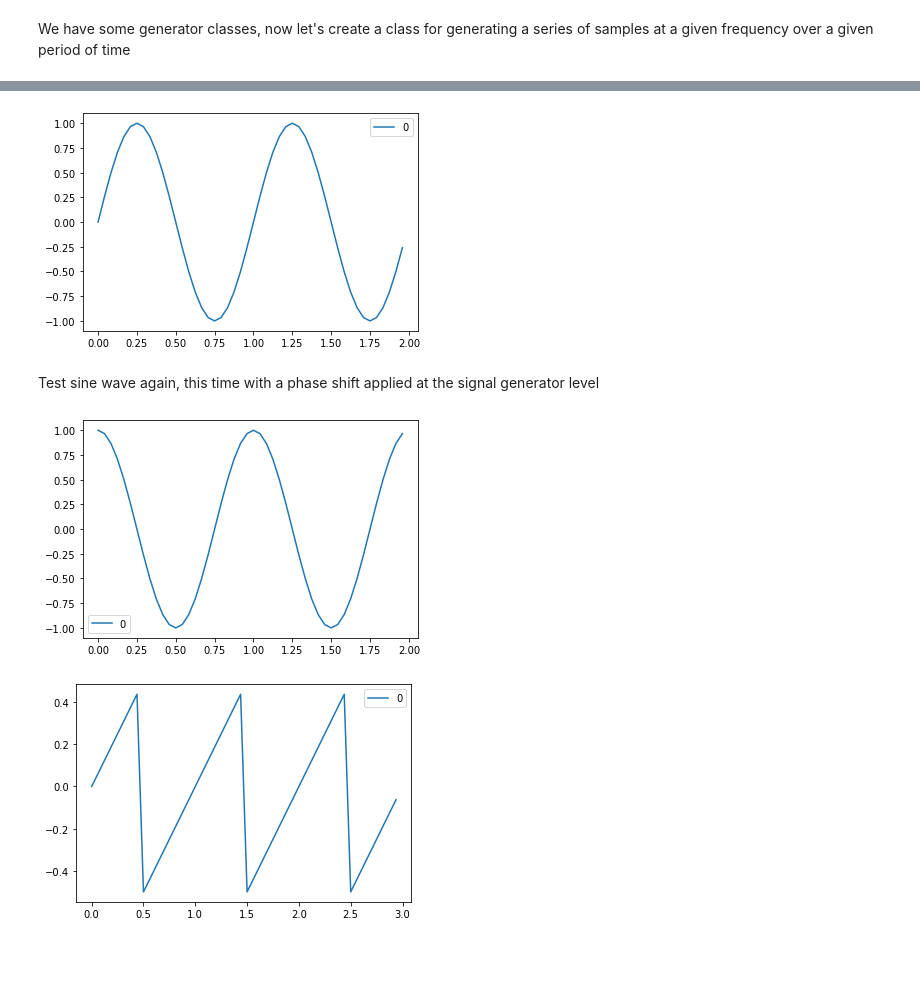
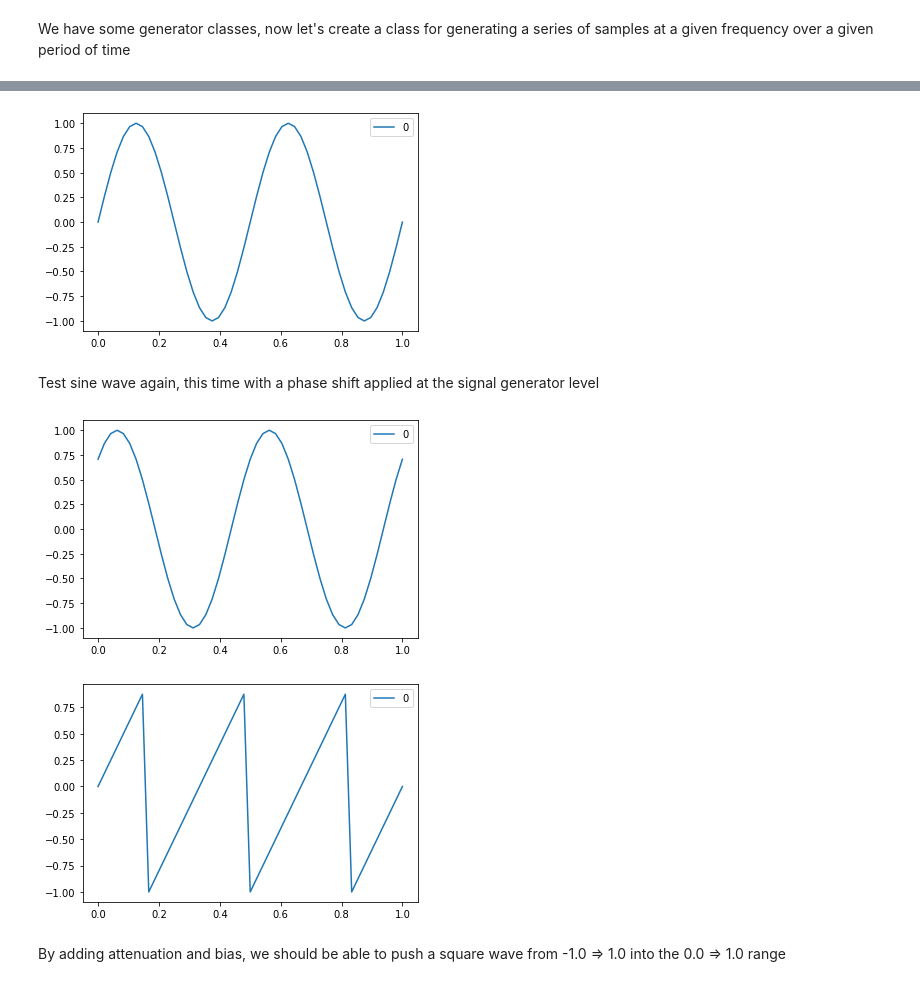
Before and after one commit to wemblykj/AISynth, a Jupyter notebook: ai-synth.ipynb, the cells around one changed output, grey strips where cells are left out. Cells and saved outputs as stored; diff of their text form; code cells hidden in the pictures; blank space fills up the shorter version.

```diff
--- a/ai-synth.ipynb
+++ b/ai-synth.ipynb
@@ -79,9 +81,9 @@ class waveform_generator:
 # %% [markdown]
 Set up a basic test environment that will allow us to plot our generator classes
 # %%
-def signal_plot(samples: np.array, index):
+def signal_plot(samples: np.array, index, title: str = None):
     df = pd.DataFrame(samples, index)
-    df.plot()
+    df.plot(title = title)
 
 def waveform_generator_plot(generator: waveform_generator, timespan):
 
@@ -106,7 +108,7 @@ class sine_wave_generator(waveform_generator):
 
     def generate_sample(self, timepoint: float):
         t = math.fmod(timepoint + self.phase, 1.0)
-        return math.sin(self.phase + (2.0 * math.pi * t))
+        return math.sin(2.0 * math.pi * t)
 # %%
 sine_gen = sine_wave_generator(ctx)
 
@@ -188,0 +194,21 @@ class signal_generator:
+# %%
+ctx_hlp = sample_context_helper(ctx)
+
+print(f'1 sec = {ctx_hlp.timespan_to_sample_count(1.0)} samples')
+print(f'2.5 sec = {ctx_hlp.timespan_to_sample_count(2.5)} samples')
+print(f'48 samples = {ctx_hlp.sample_count_to_timespan(48)} secs')
+print(f'120 samples = {ctx_hlp.sample_count_to_timespan(120)} secs')
+
+print("time range of 1 sec to 2.5 sec over 10 steps:")
+time_range = np.fromiter(ctx_hlp.time_range(1.0, 2.5, 10), float)
+print(time_range)
+
+print("time range of 48 samples:")
+time_range = np.fromiter(ctx_hlp.sample_count_to_time_range(48), float)
+print(time_range)
+
+print("time range of 1 sec:")
+time_range = np.fromiter(ctx_hlp.timespan_to_time_range(1.0), float)
+print(time_range)
+
+default_timespan_range = np.fromiter(ctx_hlp.timespan_to_time_range(default_timespan), float)
@@ -189,32 +274,28 @@ class signal_generator:
 # %%
-sine_sig_gen_2hz = signal_generator(ctx, sine_gen, frequency = 2.0)
+sine_sig_gen_2hz = waveform_signal_generator(ctx, sine_gen, frequency = 2.0)
 
-waveform = sine_sig_gen_2hz.generate(default_timespan)
+waveform = sine_sig_gen_2hz.generate_samples(default_timespan)
 
-time_range = np.fromiter(sine_sig_gen_2hz.iterate_time(default_timespan), float)
-
-signal_plot(waveform, time_range)
+signal_plot(waveform, default_timespan_range)
 # %% [output]
-[figure, old version]
+[figure, new version]
 # %% [markdown]
 Test sine wave again, this time with a phase shift applied at the signal generator level
 # %%
-sine_sig_gen_2hz_45degs = signal_generator(ctx, sine_gen, frequency = 2.0, phase = 0.125)
+sine_sig_gen_2hz_45degs = waveform_signal_generator(ctx, sine_gen, frequency = 2.0, phase = 0.125)
 
-waveform = sine_sig_gen_2hz_45degs.generate(default_timespan)
+waveform = sine_sig_gen_2hz_45degs.generate_samples(default_timespan)
 
-time_range = np.fromiter(sine_sig_gen_2hz_45degs.iterate_time(default_timespan), float)
-
-signal_plot(waveform, time_range)
+signal_plot(waveform, default_timespan_range)
 # %% [output]
-[figure, old version]
+[figure, new version]
 # %%
-saw_sig_gen_3hz = signal_generator(ctx, sawtooth_gen, frequency = 3.0)
+saw_sig_gen_3hz = waveform_signal_generator(ctx, sawtooth_gen, frequency = 3.0)
 
-waveform = saw_sig_gen_3hz.generate(default_timespan)
+waveform = saw_sig_gen_3hz.generate_samples(default_timespan)
 
-time_range = np.fromiter(saw_sig_gen_3hz.iterate_time(default_timespan), float)
-
-signal_plot(waveform, time_range)
+signal_plot(waveform, default_timespan_range)
 # %% [output]
-[figure, old version]
+[figure, new version]
+# %% [markdown]
+By adding attenuation and bias, we should be able to push a square wave from -1.0 => 1.0 into the 0.0 => 1.0 range
```
Also changed, not shown: parts of 22 cells of this notebook.
